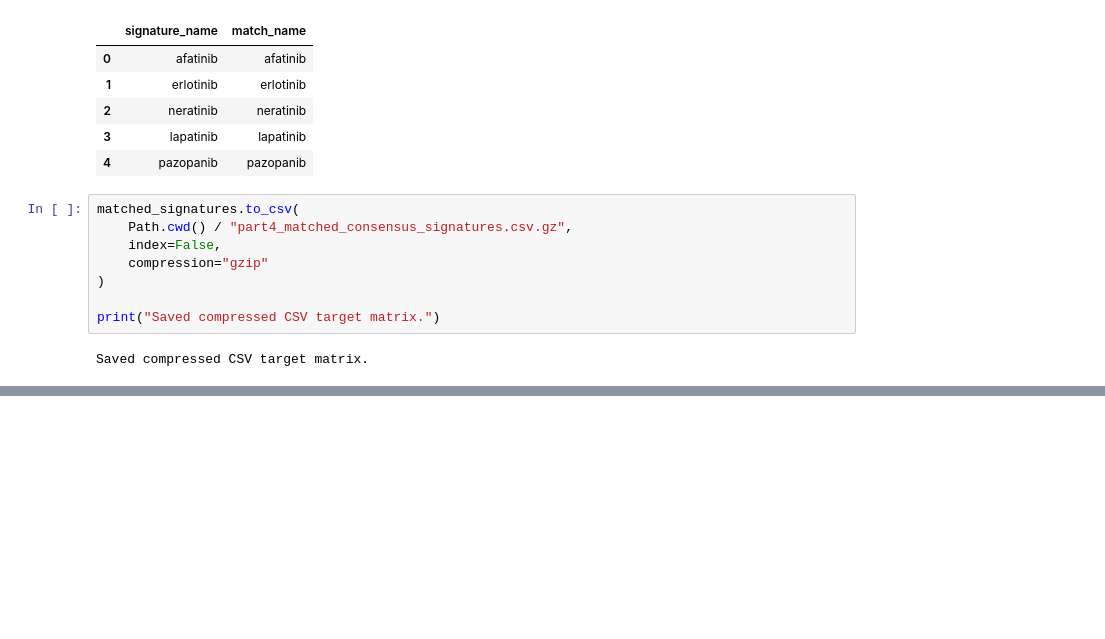
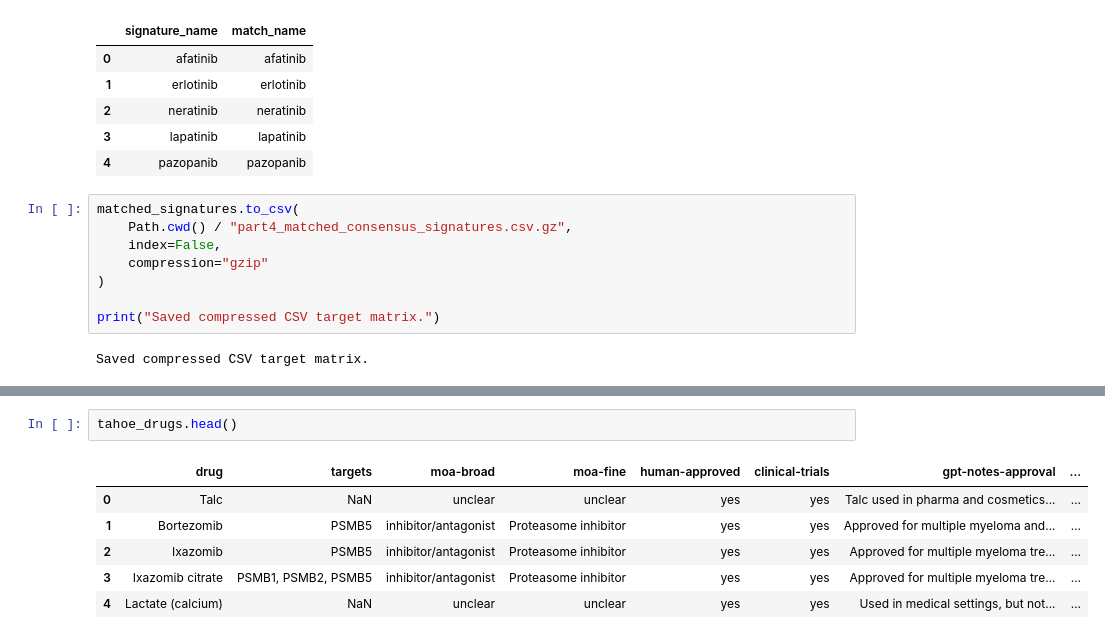
Before and after one commit to mell508-gif/predicting-predictability, a Jupyter notebook: data/part4_predicting.ipynb, the cells around one changed output, grey strips where cells are left out. Saved outputs shown, nothing was run; the diff lists cells and outputs as text; blank space fills up the shorter version.

```diff
--- a/data/part4_predicting.ipynb
+++ b/data/part4_predicting.ipynb
@@ -488,0 +954,9 @@ Saved compressed CSV target matrix.
+# %%
+tahoe_drugs.head()
+# %% [output]
+|  | drug | targets | moa-broad | moa-fine | human-approved | clinical-trials | gpt-notes-approval | ... |
+| 0 | Talc | NaN | unclear | unclear | yes | yes | Talc used in pharma and cosmetics... | ... |
+| 1 | Bortezomib | PSMB5 | inhibitor/antagonist | Proteasome inhibitor | yes | yes | Approved for multiple myeloma and... | ... |
+| 2 | Ixazomib | PSMB5 | inhibitor/antagonist | Proteasome inhibitor | yes | yes | Approved for multiple myeloma tre... | ... |
+| 3 | Ixazomib citrate | PSMB1, PSMB2, PSMB5 | inhibitor/antagonist | Proteasome inhibitor | yes | yes | Approved for multiple myeloma tre... | ... |
+| 4 | Lactate (calcium) | NaN | unclear | unclear | yes | yes | Used in medical settings, but not... | ... |
```
Also changed, not shown: parts of 50 cells of this notebook, 10 other files.
